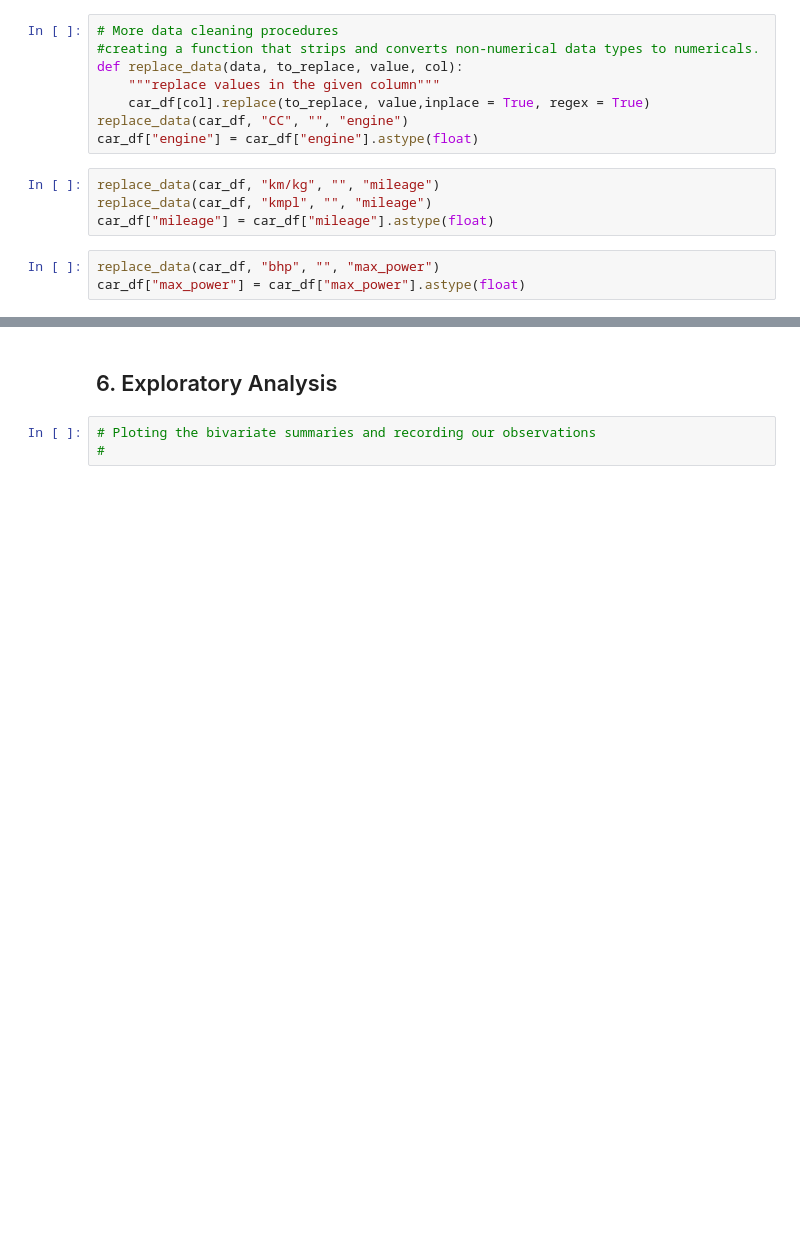
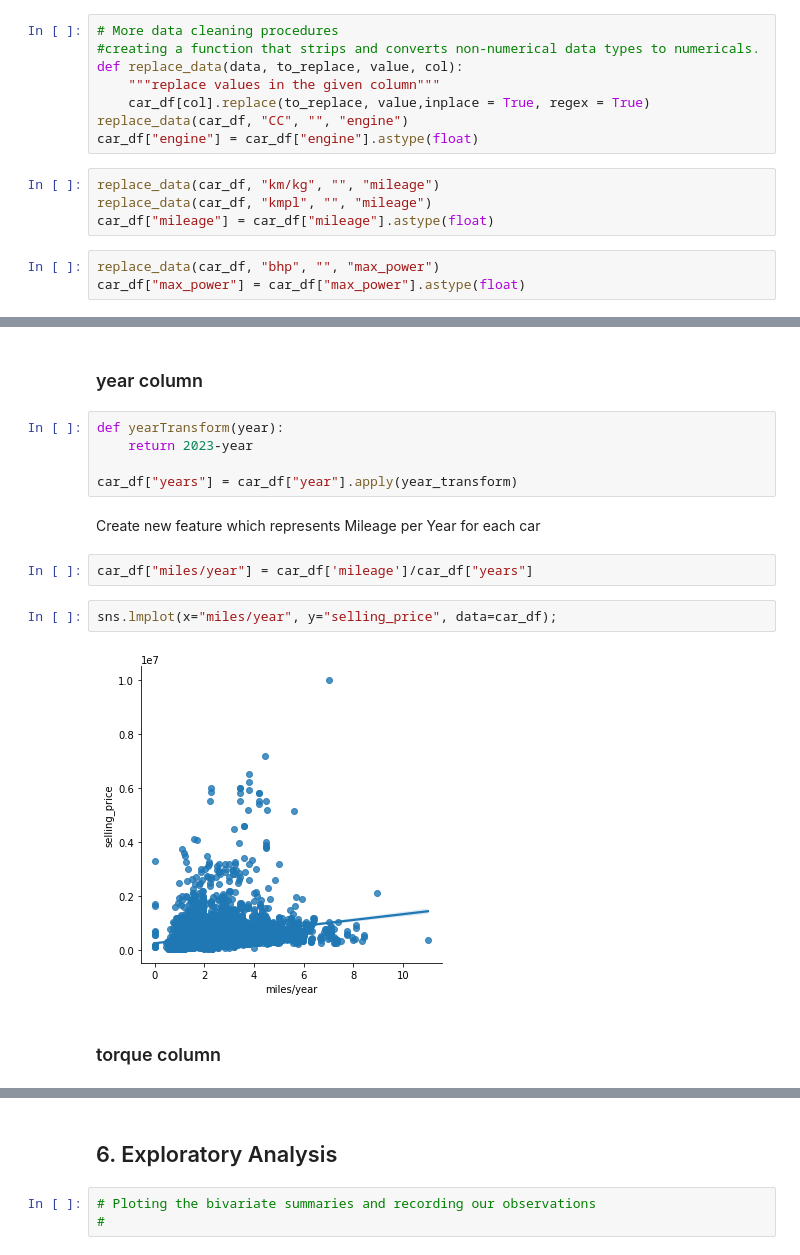
Before and after one commit to Wachira-2030/used-car-price-prediction, a Jupyter notebook: index1.ipynb, the cells around one changed output, grey strips where cells are left out. Saved outputs shown, nothing was run; the diff lists cells and outputs as text; blank space fills up the shorter version.

Commit message:
year column, torque

```diff
--- a/index1.ipynb
+++ b/index1.ipynb
@@ -175,0 +166,17 @@ car_df.head()
+# %% [markdown]
+### year column
+# %%
+def yearTransform(year):
+    return 2023-year
+
+car_df["years"] = car_df["year"].apply(year_transform)
+# %% [markdown]
+Create new feature which represents Mileage per Year for each car
+# %%
+car_df["miles/year"] = car_df['mileage']/car_df["years"]
+# %%
+sns.lmplot(x="miles/year", y="selling_price", data=car_df);
+# %% [output]
+[figure, added]
+# %% [markdown]
+### torque column
```
Also changed, not shown: parts of 3 cells of this notebook.
